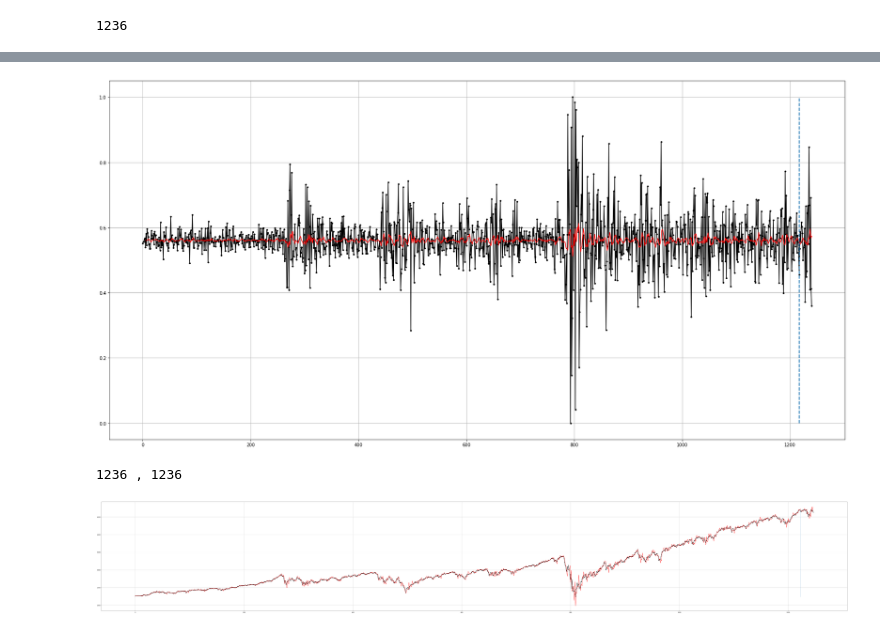
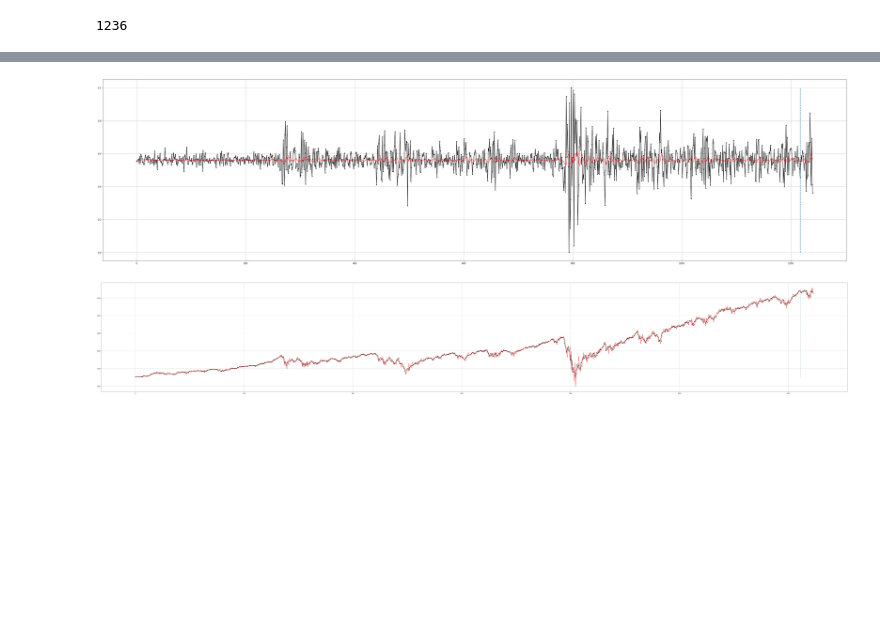
Before and after one commit to napb/mla_final, a Jupyter notebook: final/1-03_pronostico_series_de_tiempo.ipynb, the cells around one changed output, grey strips where cells are left out. Cells and saved outputs as stored; diff of their text form; code cells hidden in the pictures; blank space fills up the shorter version.

```diff
--- a/final/1-03_pronostico_series_de_tiempo.ipynb
+++ b/final/1-03_pronostico_series_de_tiempo.ipynb
@@ -347,39 +307,35 @@ np.random.seed(123456)
 mlp = MLPRegressor(
     hidden_layer_sizes=(H,),
     activation="logistic",
     learning_rate="adaptive",
     momentum=0.0,
     learning_rate_init=0.002,
     max_iter=100000,
 )
 
 # Entrenamiento
 mlp.fit(X[0:998], data_d1d5_scaled[0:998])
 
 # Pronostico
 y_d1d5_scaled_m2 = mlp.predict(X)
 
-plt.figure(figsize=(30, 15))
+plt.figure(figsize=(60, 15))
 plt.plot(data_d1d5_scaled, ".-k")
 plt.grid()
 
 # No hay pronóstico para los primeros 5 valores de la serie
 plt.plot([None] * P + y_d1d5_scaled_m2.tolist(), "-r")
 
 # linea vertical para dividir el entrenamiento
 # del pronóstico
 plt.plot(
     [len(data_d1d5_scaled) - 24, len(data_d1d5_scaled) - 24],
     [min(data_d1d5_scaled), max(data_d1d5_scaled)],
     "--",
     linewidth=2,
 );
 # %% [output]
-[figure, old version]
+[figure, new version]
-# %%
-print(len(y_d1d5_scaled_m2), ",", len(data_d1d5_scaled) - P)
-# %% [output]
-1236 , 1236
 # %%
 #
 # La gráfica anterior no es comparativa. Se realizan las
```
Also changed, not shown: parts of 5 cells of this notebook, 12 other files.
